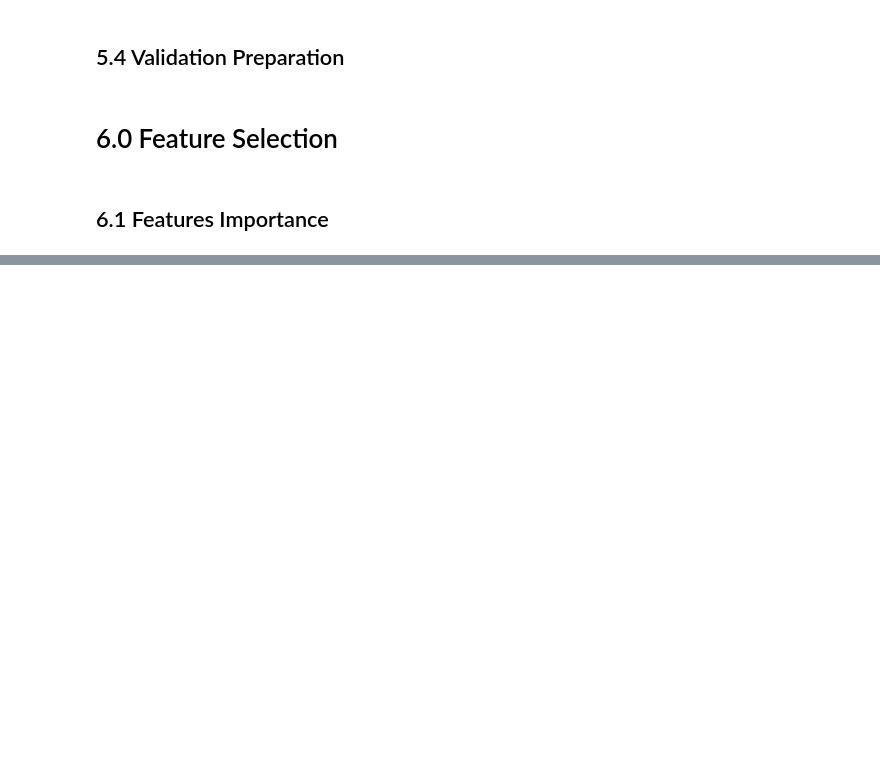
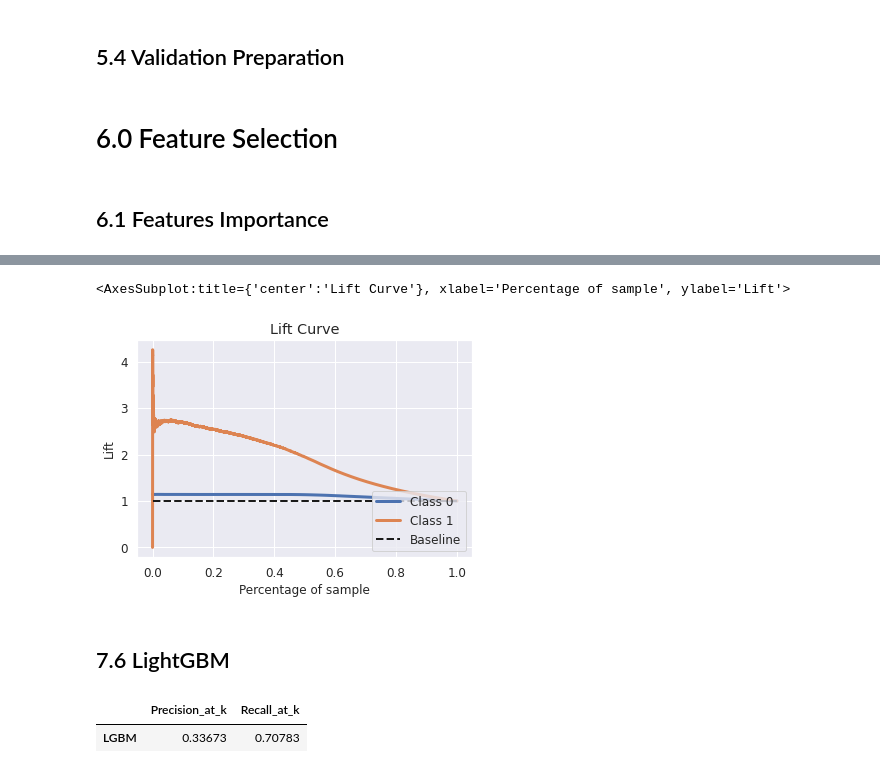
Before and after one commit to GonzagaLucas/Health-Insurance-Cross-Sell, a Jupyter notebook: pa004_health_insurance.ipynb, the cells around one changed output, grey strips where cells are left out. Cells and saved outputs as stored; diff of their text form; code cells hidden in the pictures; blank space fills up the shorter version.

```diff
--- a/pa004_health_insurance.ipynb
+++ b/pa004_health_insurance.ipynb
@@ -635,0 +711,9 @@ skplt.metrics.plot_cumulative_gain(y_val, yhat_extratrees);
+# %%
+# model definition
+extratrees_model = ExtraTreesClassifier(n_estimators=1000, n_jobs=-1, random_state=42)
+
+# model fit
+extratrees_model.fit(x_train, y_train)
+
+# model predict
+yhat_extratrees = extratrees_model.predict_proba(x_val)
@@ -635,0 +731,7 @@ skplt.metrics.plot_cumulative_gain(y_val, yhat_extratrees);
+# %%
+skplt.metrics.plot_lift_curve(y_val, yhat_extratrees)
+# %% [output]
+<AxesSubplot:title={'center':'Lift Curve'}, xlabel='Percentage of sample', ylabel='Lift'>
+[figure, added]
+# %% [markdown]
+## 7.6 LightGBM
@@ -635,0 +747,6 @@ skplt.metrics.plot_cumulative_gain(y_val, yhat_extratrees);
+# %%
+metrics_lgbm = metrics_at_k(x_val, y_validation, yhat_lgbm, 'LGBM')
+metrics_lgbm
+# %% [output]
+|  | Precision_at_k | Recall_at_k |
+| LGBM | 0.33673 | 0.70783 |
```
Also changed, not shown: parts of 78 cells of this notebook.
